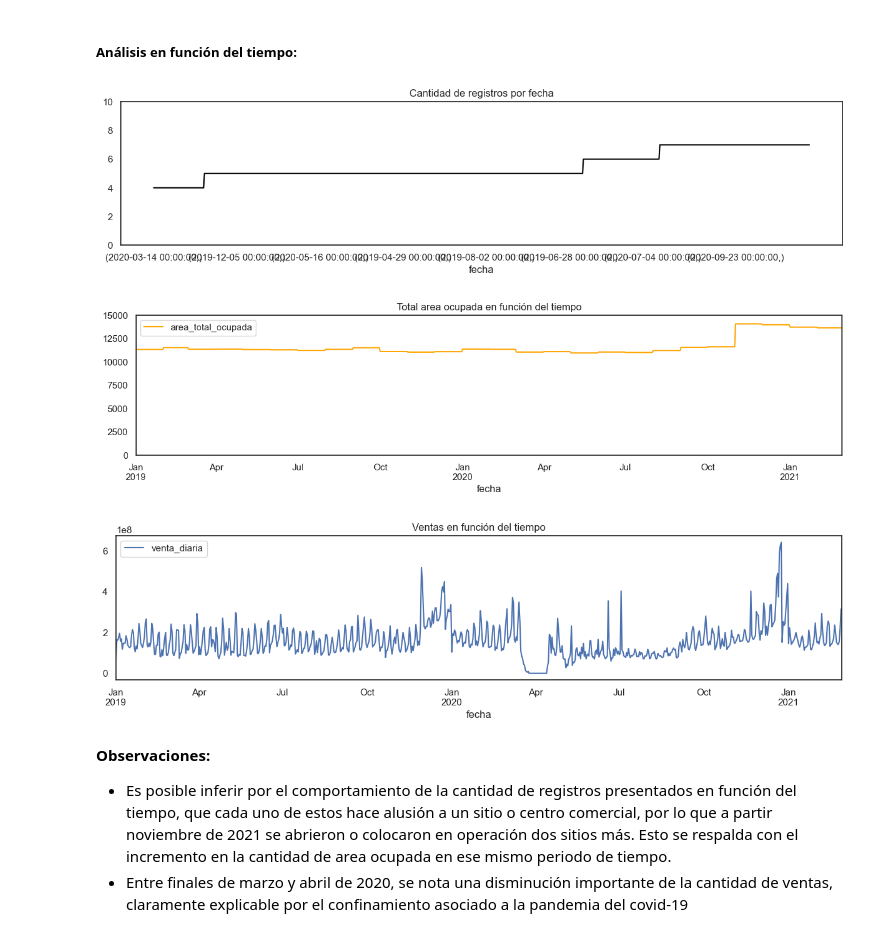
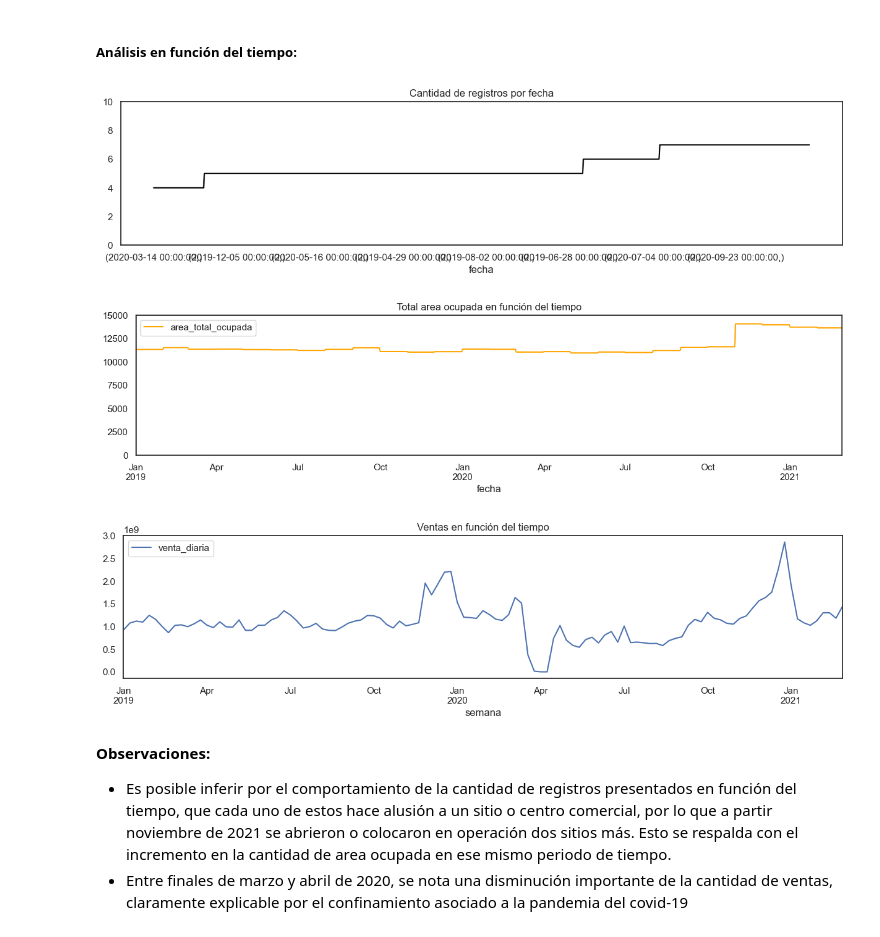
Before and after one commit to sabedoyari/pactia_data_scientist_test, a Jupyter notebook: solucion_caso_de_negocio.ipynb, the cells around one changed output. Drawn from its saved outputs; the diff is of its cells as text; code cells hidden in the pictures.

```diff
--- a/solucion_caso_de_negocio.ipynb
+++ b/solucion_caso_de_negocio.ipynb
@@ -110,6 +110,8 @@ Por ahora, sólo se analizan las variables numéricas para evaluar la correlaci
 * También se presenta una correlación, aunque no tan alta, de la variable venta_diaria con la variable tráfico. En este caso, no se le dará alta importancia a esta como explicativa de la venta diaria, dado que el tráfico no estaría directamente relacionado con presencia en los centros comerciales, pues son muchos más los factores que pueden alterar esto, como lo son las condiciones meteorológicas, por citar uno.
 # %% [markdown]
 ##### Análisis en función del tiempo:
+# %%
+data_raw_train['semana'] = data_raw_train['fecha'].dt.to_period('W')
 # %%
 (
     data_raw_train[['fecha']].value_counts(ascending = True)
@@ -117,36 +119,36 @@ Por ahora, sólo se analizan las variables numéricas para evaluar la correlaci
         figsize = (15, 3),
         color = 'black',
         ylim = (0, 10)
     )
 )
 plt.title('Cantidad de registros por fecha')
 plt.show()
 
 (
     data_raw_train[['fecha', 'area_total_ocupada']]
     .groupby('fecha').sum()
     .plot(
         figsize = (15, 3),
         color = 'orange',
         ylim = (0, 15000)
     )
 )
 plt.title('Total area ocupada en función del tiempo')
 plt.show()
 
 (
-    data_raw_train[['fecha', 'venta_diaria']]
-    .groupby('fecha').sum()
+    data_raw_train[['semana', 'venta_diaria']]
+    .groupby('semana').sum()
     .plot(
         figsize = (15, 3),
     )
 )
 plt.title('Ventas en función del tiempo')
 plt.show()
 # %% [output]
 [figure]
 [figure]
-[figure, old version]
+[figure, new version]
 # %% [markdown]
 **Observaciones:**
 * Es posible inferir por el comportamiento de la cantidad de registros presentados en función del tiempo, que cada uno de estos hace alusión a un sitio o centro comercial, por lo que a partir noviembre de 2021 se abrieron o colocaron en operación dos sitios más. Esto se respalda con el incremento en la cantidad de area ocupada en ese mismo periodo de tiempo.
```
Also changed, not shown: parts of 11 cells of this notebook, 1 other file.
